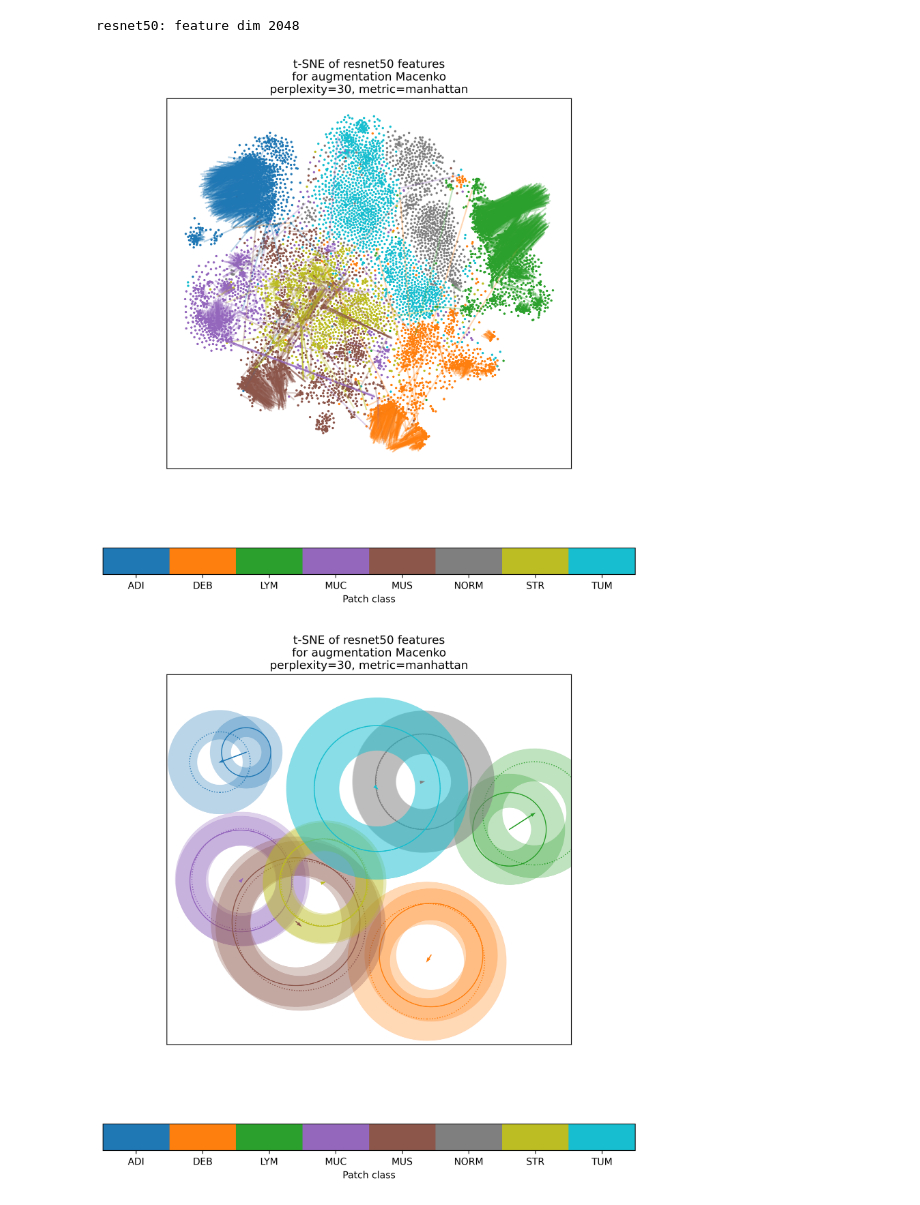
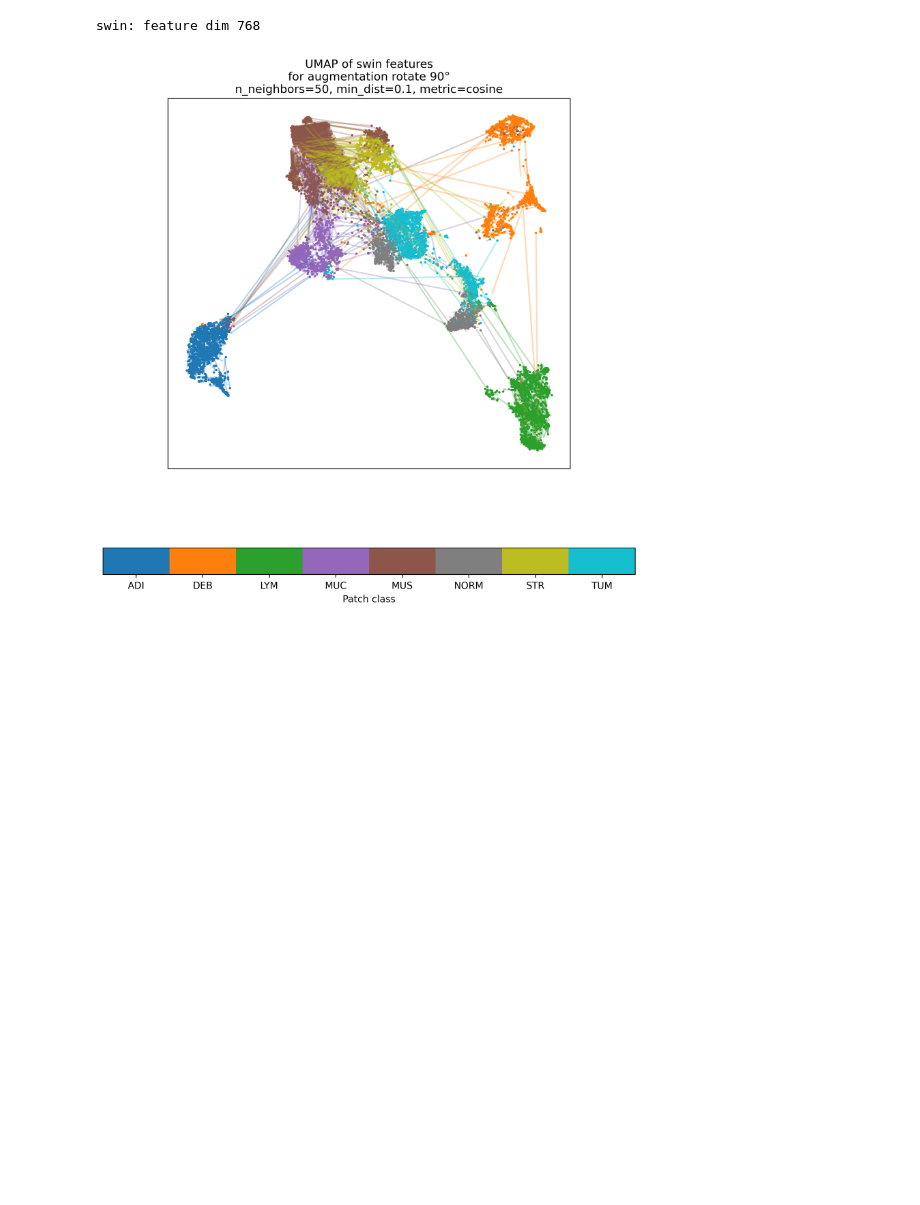
Before and after one commit to georg-wolflein/good-features, a Jupyter notebook: notebooks/visualize_embeddings.ipynb, the cells around one changed output. Drawn from its saved outputs; the diff is of its cells as text; code cells hidden in the pictures; blank space fills up the shorter version.

```diff
--- a/notebooks/visualize_embeddings.ipynb
+++ b/notebooks/visualize_embeddings.ipynb
@@ -17,24 +17,26 @@ figures_dir.mkdir(exist_ok=True, parents=True)
 # %%
 model = "ctranspath"
 model = "swin"
-model = "resnet50"
+# model = "resnet50"
 # model = "owkin"
 # model = "vit"
 # model = "retccl"
 
 N = 10000
+# N = 100000
 
 features = load_features(
     f"/data/histaug/features/kather100k/{model}.zarr",
     remove_classes=["BACK"],
     # augmentations=("Macenko", "low saturation", "rotate random angle"),
-    augmentations=("Macenko"),
+    # augmentations=("Macenko",),
+    augmentations=("rotate 90°", "rotate random angle", "low saturation"),
     n=N,
 )
 
 print(f"{model}: feature dim {features.feats.shape[-1]}")
 # %% [output]
-resnet50: feature dim 2048
+swin: feature dim 768
 # %%
 class LineWidthDataCircle(plt.Circle):
     def __init__(self, *args, **kwargs):
@@ -231,64 +233,65 @@ def visualize_embeddings(
     return feats_embedded, feats_aug_embedded
 
 
-augmentation = "Macenko"
+# augmentation = "Macenko"
 # augmentation = "low saturation"
 # augmentation = "rotate random angle"
+augmentation = "rotate 90°"
 
 metric = "cosine"
 # metric = "euclidean"
-metric = "manhattan"
+# metric = "manhattan"
 
-N = 10000
+# N = 10000
 # N = 1000
 feats = features.feats[:N]
 feats_aug = features.feats_augs[augmentation][:N]
 labels = features.labels[:N]
 
 technique_kwargs = dict(
     technique="tsne",
+    # tsne_perplexity=30,
     tsne_perplexity=30,
 )
 
-# technique_kwargs = dict(
-#     technique="umap",
-#     umap_n_neighbors=50,
-#     umap_min_dist=0.1,
-# )
+technique_kwargs = dict(
+    technique="umap",
+    umap_n_neighbors=50,
+    umap_min_dist=0.1,
+)
 
 plt.rcParams["figure.dpi"] = 300
 
 plt.figure(figsize=(10, 10))
 feats_embedded, feats_aug_embedded = visualize_embeddings(
     feats=feats,
     feats_aug=feats_aug,
     labels=labels,
     augmentation=augmentation,
     metric=metric,
     model=model,
     **technique_kwargs,
     plot_centroids=False,
     plot_feats=True,
     ax=plt.gca(),
 )
 plt.savefig(figures_dir / f"{model}_{augmentation}.png")
 
-plt.figure(figsize=(10, 10))
-visualize_embeddings(
-    feats=feats,
-    feats_aug=feats_aug,
-    labels=labels,
-    augmentation=augmentation,
-    metric=metric,
-    model=model,
-    **technique_kwargs,
-    plot_centroids=True,
-    plot_feats=False,
-    ax=plt.gca(),
-    feats_embedded=feats_embedded,
-    feats_aug_embedded=feats_aug_embedded,
-)
-plt.savefig(figures_dir / f"{model}_{augmentation}_circles.png")
+# plt.figure(figsize=(10, 10))
+# visualize_embeddings(
+#     feats=feats,
+#     feats_aug=feats_aug,
+#     labels=labels,
+#     augmentation=augmentation,
+#     metric=metric,
+#     model=model,
+#     **technique_kwargs,
+#     plot_centroids=True,
+#     plot_feats=False,
+#     ax=plt.gca(),
+#     feats_embedded=feats_embedded,
+#     feats_aug_embedded=feats_aug_embedded,
+# )
+# plt.savefig(figures_dir / f"{model}_{augmentation}_circles.png")
 # %% [output]
-[figure, old version]
+[figure, new version]
-[figure, removed]
```
Also changed, not shown: parts of 3 cells of this notebook, 20 other files.
